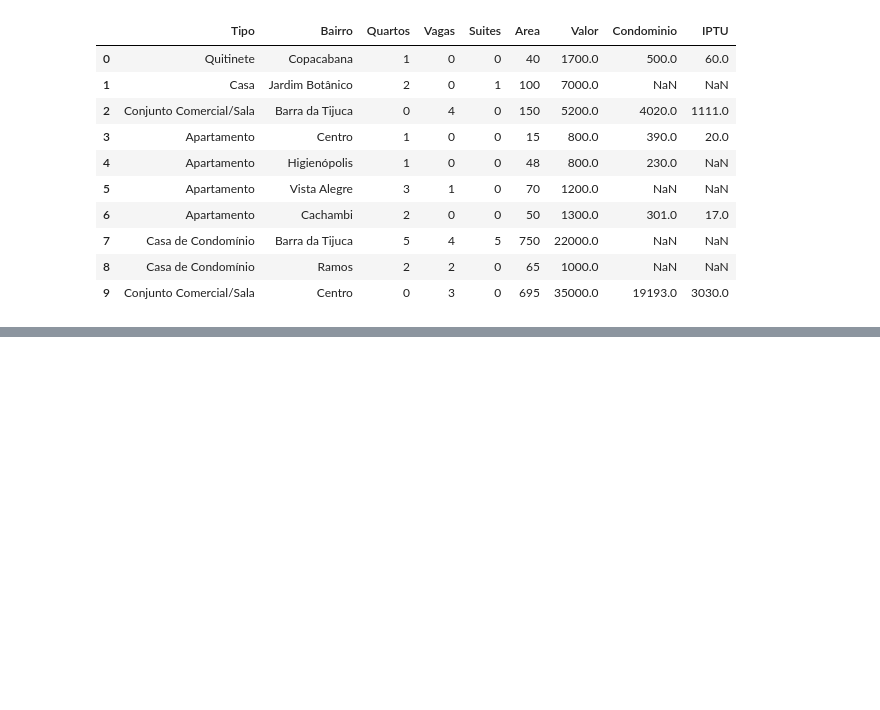
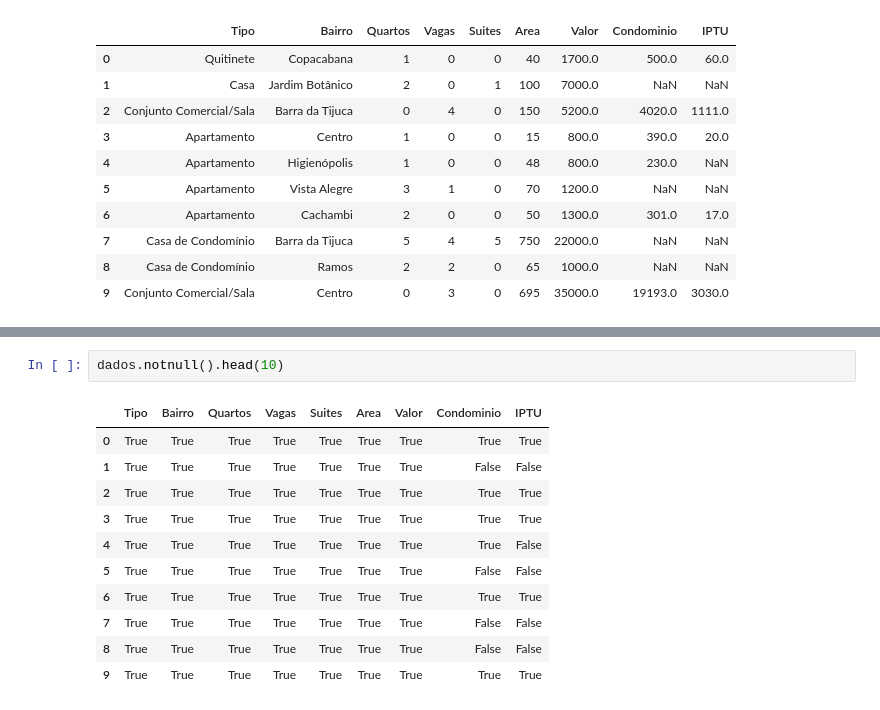
Before and after one commit to brenocg1/data-analysis, a Jupyter notebook: pandas/alugueis/alugueis.ipynb, the cells around one changed output, grey strips where cells are left out. Drawn from its saved outputs; the diff is of its cells as text; blank space fills up the shorter version.

```diff
--- a/pandas/alugueis/alugueis.ipynb
+++ b/pandas/alugueis/alugueis.ipynb
@@ -223,0 +316,14 @@ Name: Tipo, dtype: bool
+# %%
+dados.notnull().head(10)
+# %% [output]
+|  | Tipo | Bairro | Quartos | Vagas | Suites | Area | Valor | Condominio | IPTU |
+| 0 | True | True | True | True | True | True | True | True | True |
+| 1 | True | True | True | True | True | True | True | False | False |
+| 2 | True | True | True | True | True | True | True | True | True |
+| 3 | True | True | True | True | True | True | True | True | True |
+| 4 | True | True | True | True | True | True | True | True | False |
+| 5 | True | True | True | True | True | True | True | False | False |
+| 6 | True | True | True | True | True | True | True | True | True |
+| 7 | True | True | True | True | True | True | True | False | False |
+| 8 | True | True | True | True | True | True | True | False | False |
+| 9 | True | True | True | True | True | True | True | True | True |
```
Also changed, not shown: parts of 14 cells of this notebook, 1 other file.
